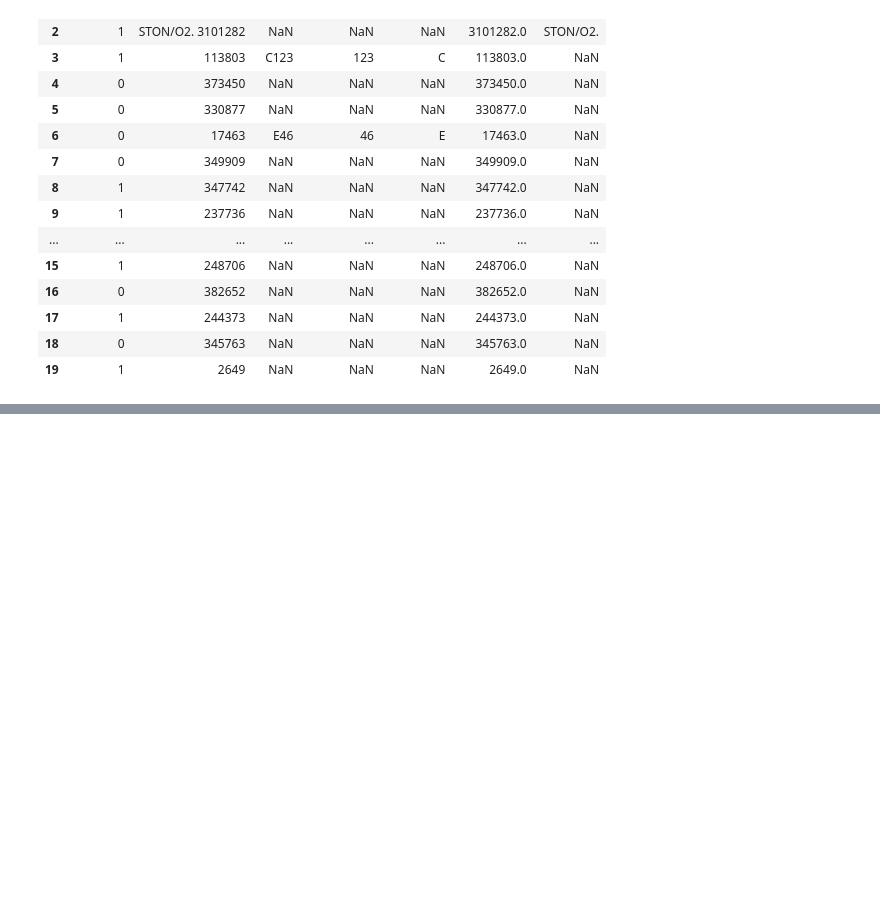
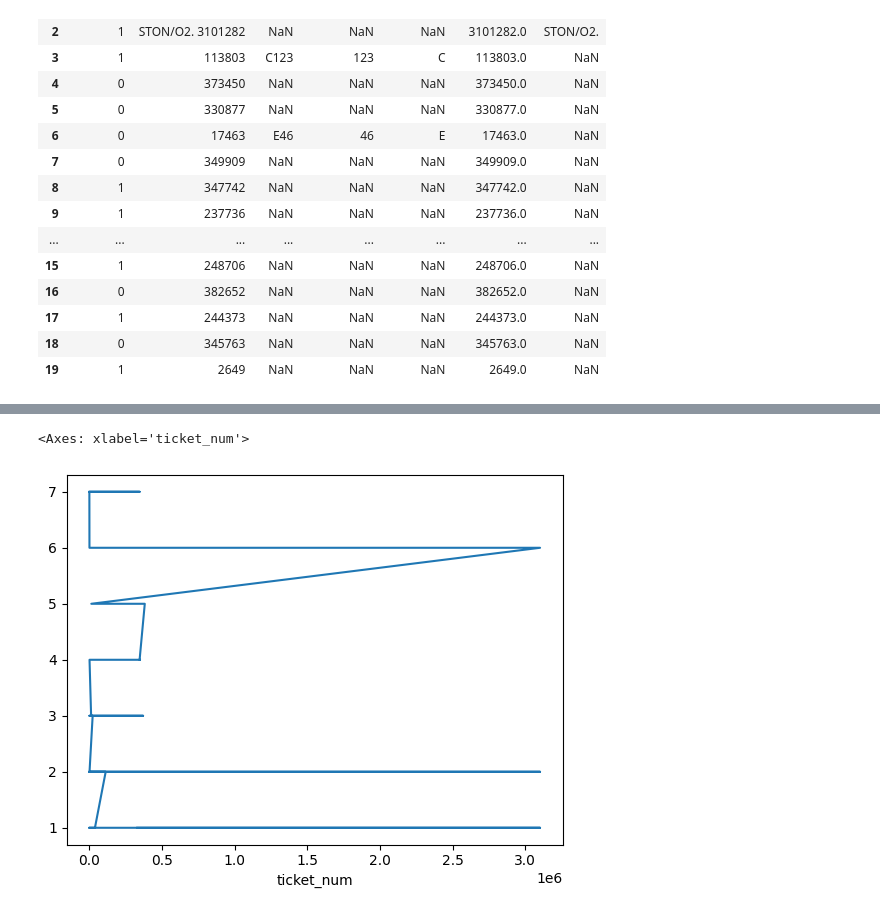
Before and after one commit to Mohotasir/my_ML_Journey, a Jupyter notebook: 100days_ML/Feature_Engineering/Handling_mixed_variable/mix-var.ipynb, the cells around one changed output, grey strips where cells are left out. Cells and saved outputs as stored; diff of their text form; code cells hidden in the pictures; blank space fills up the shorter version.

```diff
--- a/100days_ML/Feature_Engineering/Handling_mixed_variable/mix-var.ipynb
+++ b/100days_ML/Feature_Engineering/Handling_mixed_variable/mix-var.ipynb
@@ -84,0 +115,5 @@ df.head(20)
+# %%
+df['ticket_num'].value_counts().plot()
+# %% [output]
+<Axes: xlabel='ticket_num'>
+[figure, added]
```
Also changed, not shown: parts of 2 cells of this notebook.
